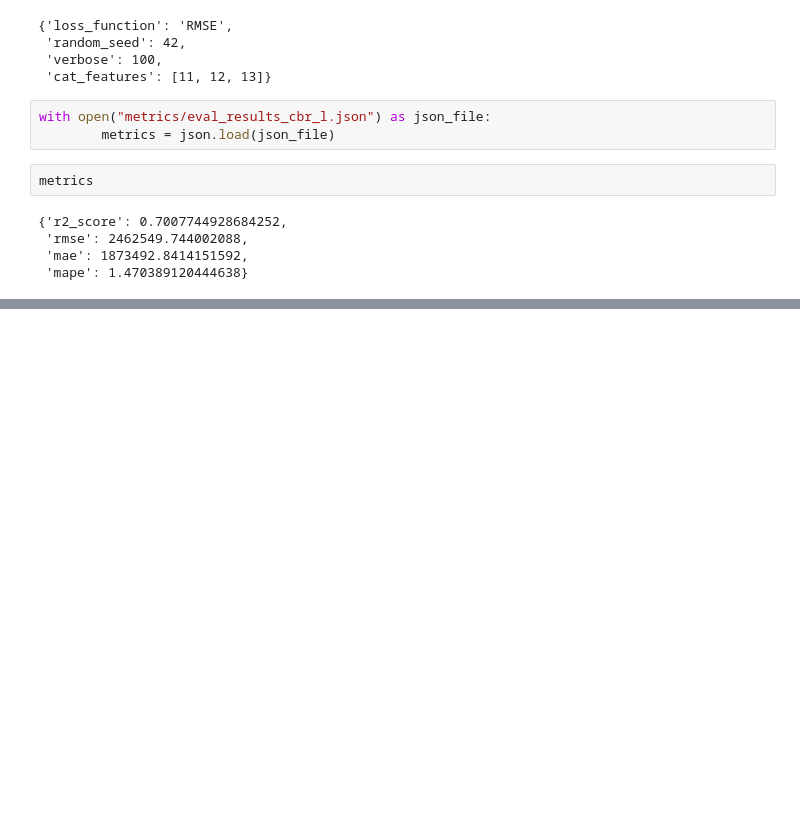
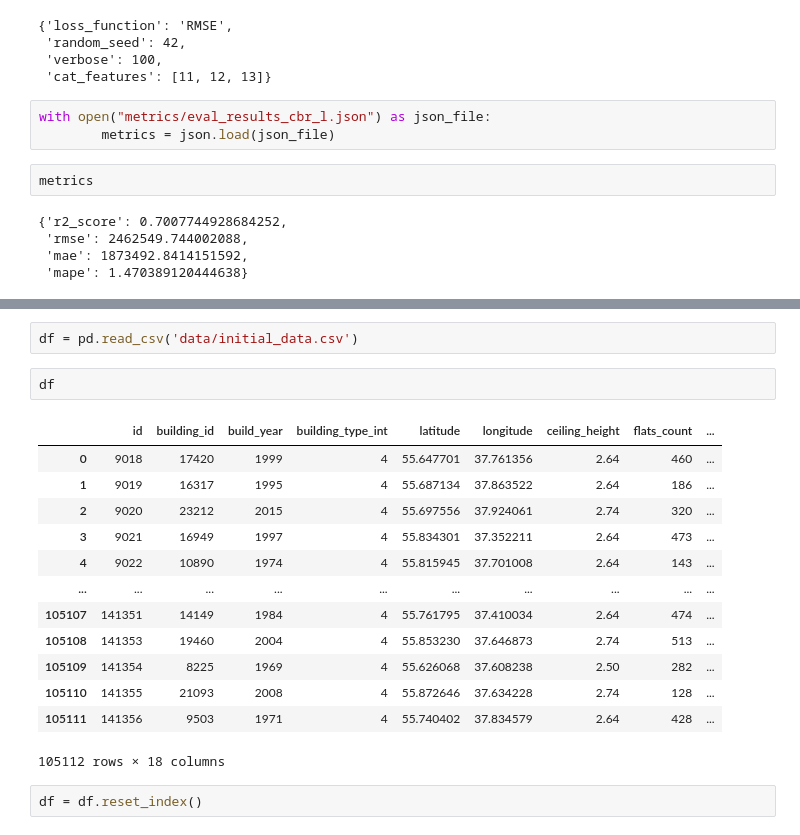
Before and after one commit to ozerge/mle-project-sprint-2-v001, a Jupyter notebook: mlflow_server/test.ipynb, the cells around one changed output, grey strips where cells are left out. Drawn from its saved outputs; the diff is of its cells as text; blank space fills up the shorter version.

```diff
--- a/mlflow_server/test.ipynb
+++ b/mlflow_server/test.ipynb
@@ -31,0 +49,20 @@ metrics
+# %%
+df = pd.read_csv('data/initial_data.csv')
+# %%
+df
+# %% [output]
+|  | id | building_id | build_year | building_type_int | latitude | longitude | ceiling_height | flats_count | ... |
+| 0 | 9018 | 17420 | 1999 | 4 | 55.647701 | 37.761356 | 2.64 | 460 | ... |
+| 1 | 9019 | 16317 | 1995 | 4 | 55.687134 | 37.863522 | 2.64 | 186 | ... |
+| 2 | 9020 | 23212 | 2015 | 4 | 55.697556 | 37.924061 | 2.74 | 320 | ... |
+| 3 | 9021 | 16949 | 1997 | 4 | 55.834301 | 37.352211 | 2.64 | 473 | ... |
+| 4 | 9022 | 10890 | 1974 | 4 | 55.815945 | 37.701008 | 2.64 | 143 | ... |
+| ... | ... | ... | ... | ... | ... | ... | ... | ... | ... |
+| 105107 | 141351 | 14149 | 1984 | 4 | 55.761795 | 37.410034 | 2.64 | 474 | ... |
+| 105108 | 141353 | 19460 | 2004 | 4 | 55.853230 | 37.646873 | 2.74 | 513 | ... |
+| 105109 | 141354 | 8225 | 1969 | 4 | 55.626068 | 37.608238 | 2.50 | 282 | ... |
+| 105110 | 141355 | 21093 | 2008 | 4 | 55.872646 | 37.634228 | 2.74 | 128 | ... |
+| 105111 | 141356 | 9503 | 1971 | 4 | 55.740402 | 37.834579 | 2.64 | 428 | ... |
+105112 rows × 18 columns
+# %%
+df = df.reset_index()
```
Also changed, not shown: parts of 7 cells of this notebook, 1 other file.
